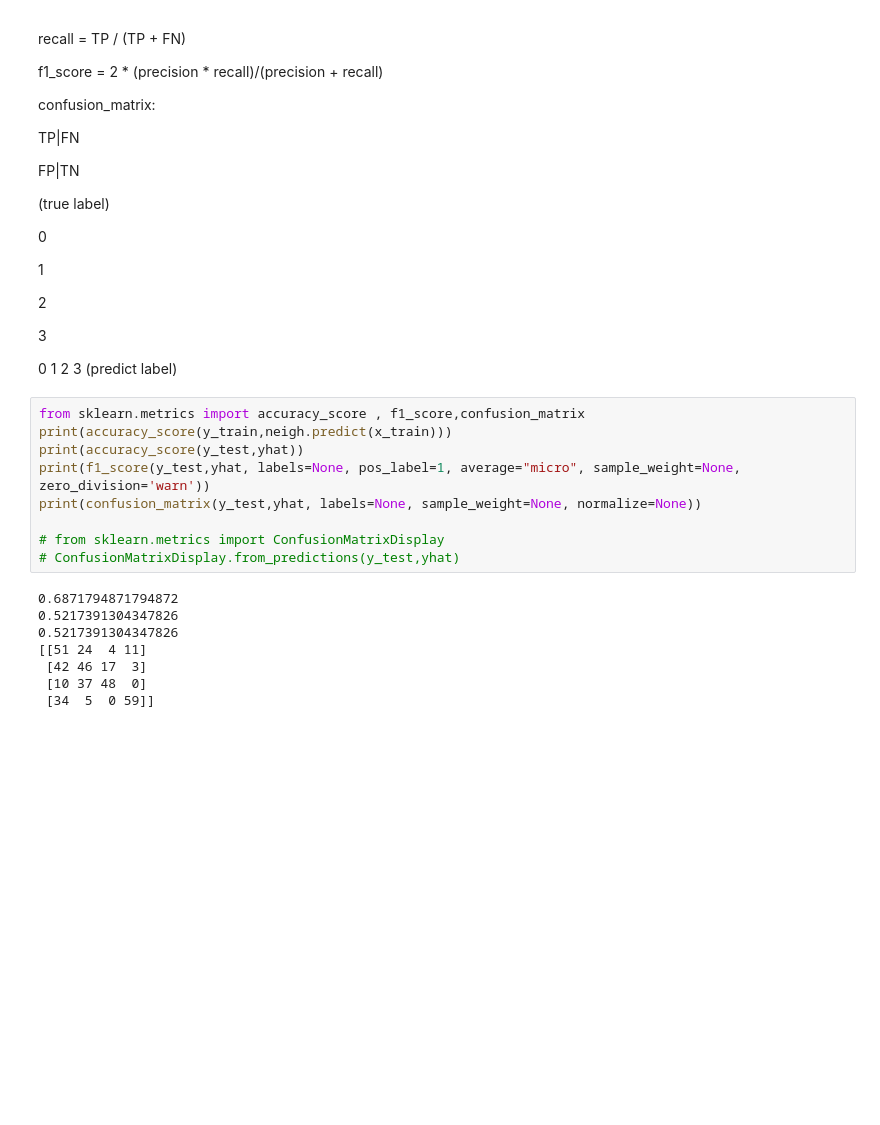
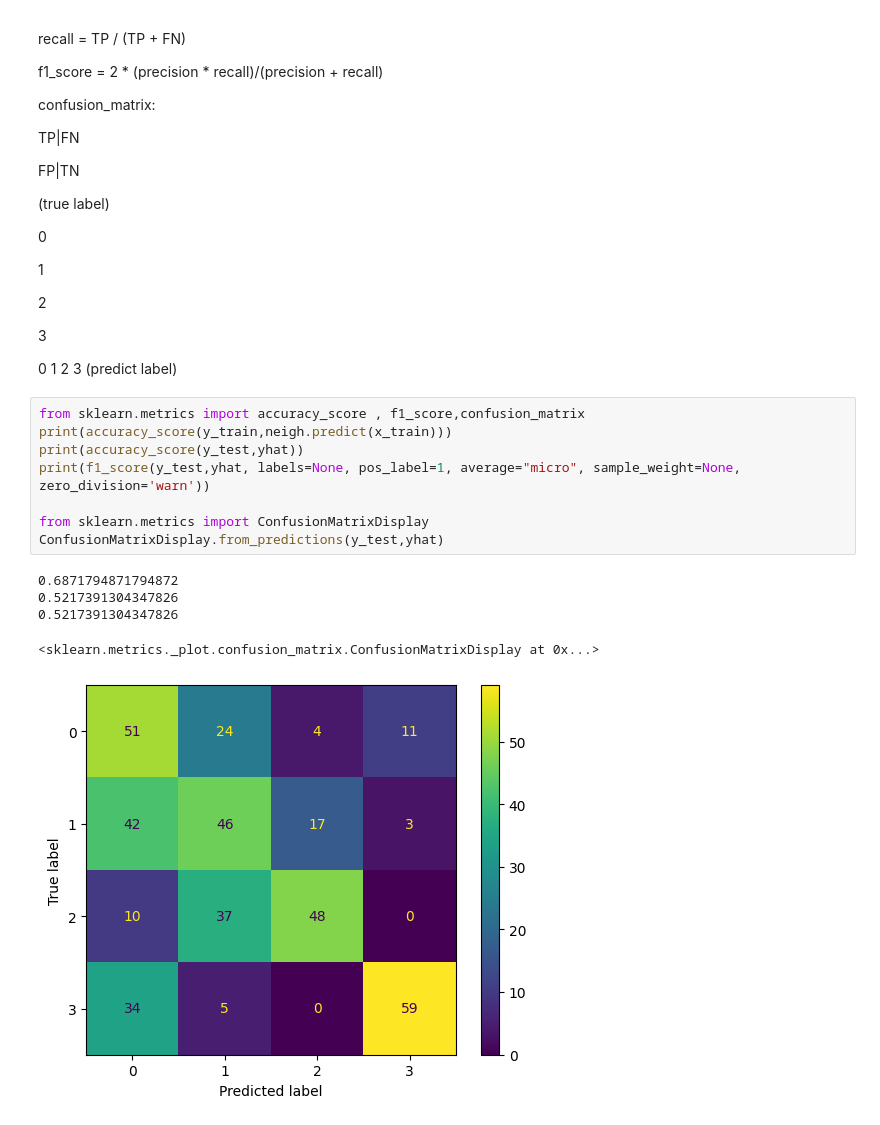
Before and after one commit to sedwna/Mobile_price_forecast, a Jupyter notebook: src/KNeighborsClassifier.ipynb, the cells around one changed output. Cells and saved outputs as stored; diff of their text form; blank space fills up the shorter version.

```diff
--- a/src/KNeighborsClassifier.ipynb
+++ b/src/KNeighborsClassifier.ipynb
@@ -163,17 +163,14 @@ FP|TN
 # %%
 from sklearn.metrics import accuracy_score , f1_score,confusion_matrix
 print(accuracy_score(y_train,neigh.predict(x_train)))
 print(accuracy_score(y_test,yhat))
 print(f1_score(y_test,yhat, labels=None, pos_label=1, average="micro", sample_weight=None, zero_division='warn'))
-print(confusion_matrix(y_test,yhat, labels=None, sample_weight=None, normalize=None))
 
-# from sklearn.metrics import ConfusionMatrixDisplay
-# ConfusionMatrixDisplay.from_predictions(y_test,yhat)
+from sklearn.metrics import ConfusionMatrixDisplay
+ConfusionMatrixDisplay.from_predictions(y_test,yhat)
 # %% [output]
 0.6871794871794872
 0.5217391304347826
 0.5217391304347826
-[[51 24  4 11]
- [42 46 17  3]
- [10 37 48  0]
- [34  5  0 59]]
+<sklearn.metrics._plot.confusion_matrix.ConfusionMatrixDisplay at 0x...>
+[figure, added]
```
Also changed, not shown: 3 other files.
